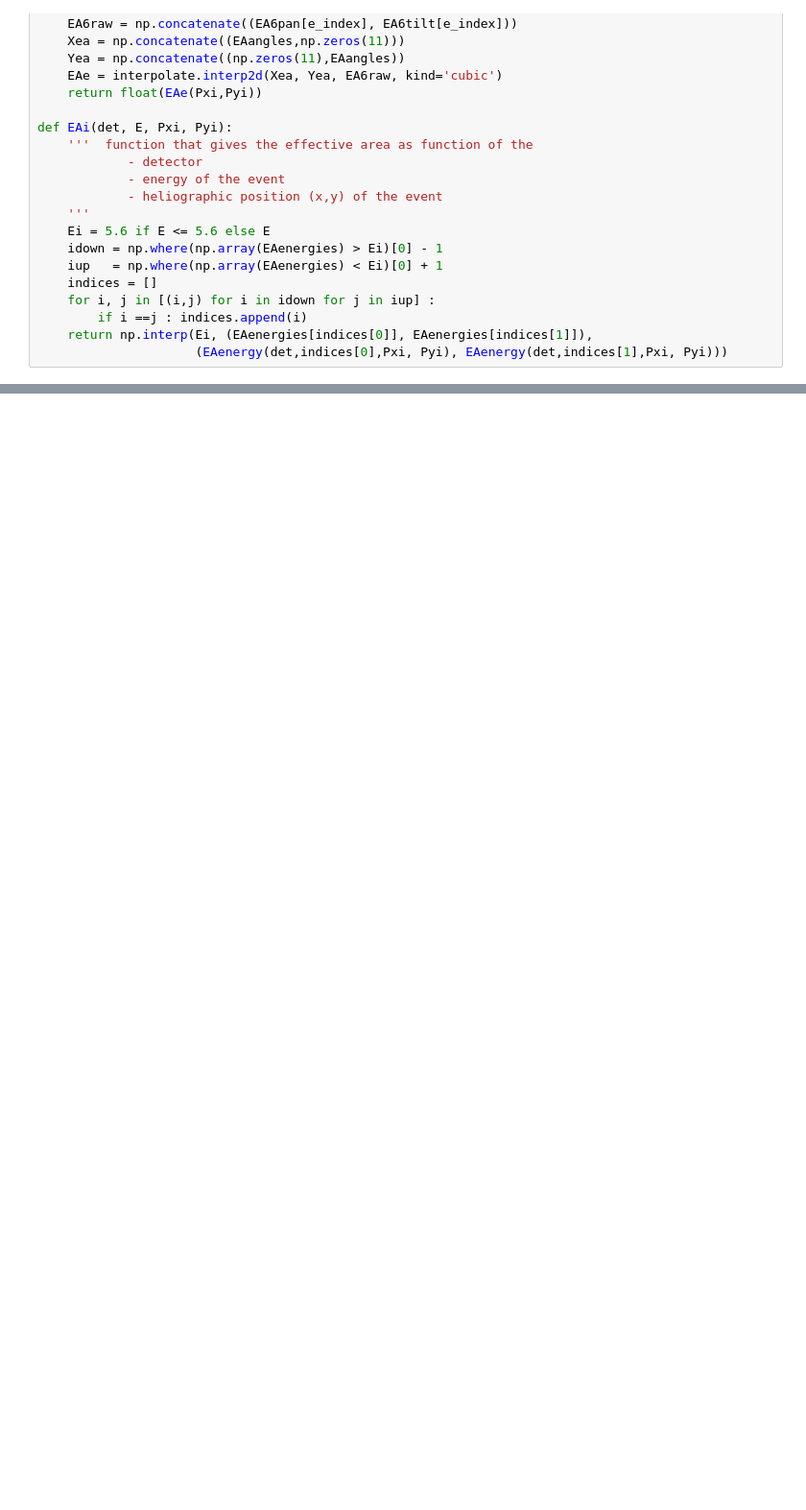
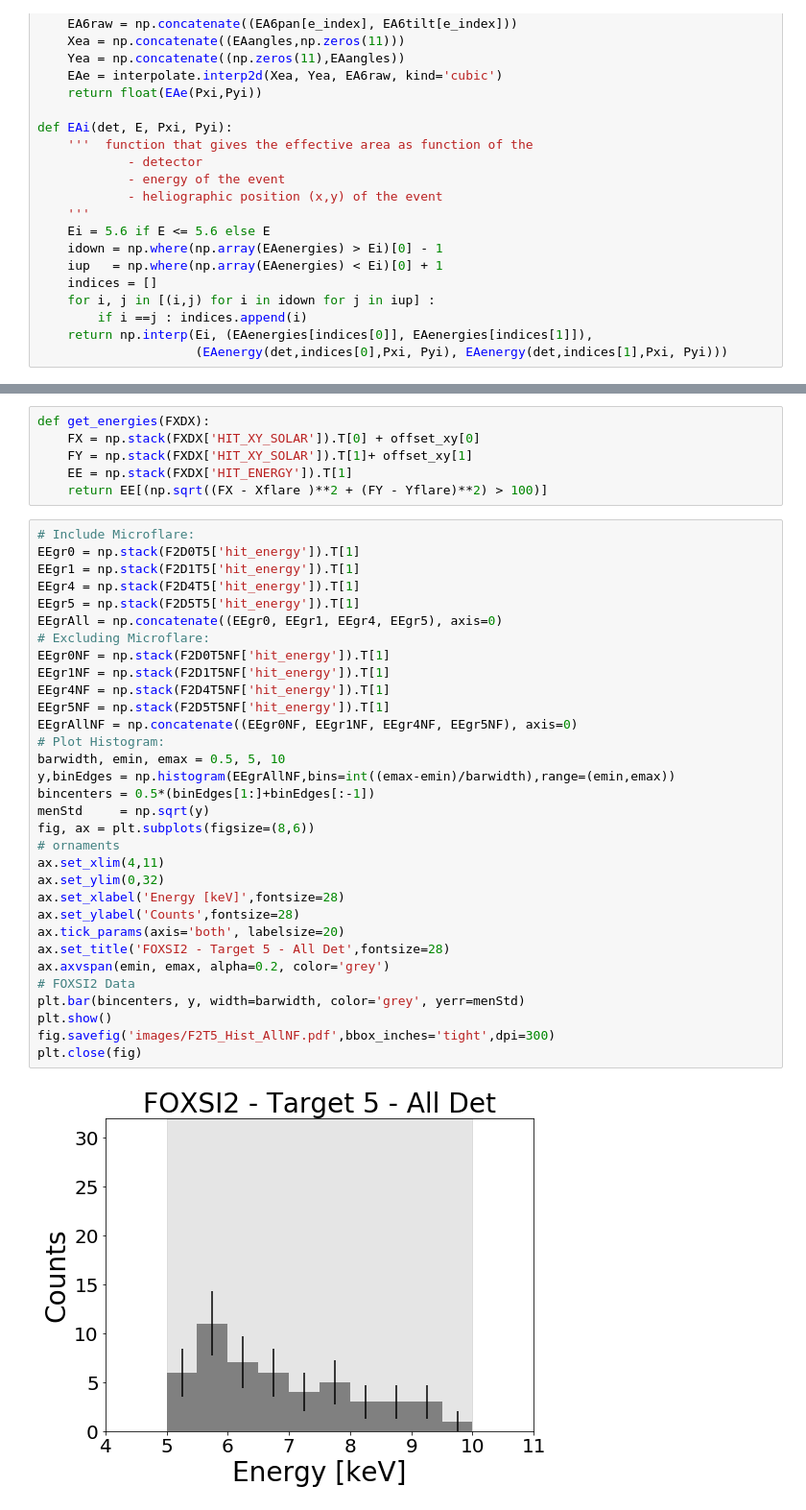
Before and after one commit to pymilo/QuietSunAnalysis, a Jupyter notebook: FOXSI2/D0145_T4-FOXSI2-QS-FluxStudy.ipynb, the cells around one changed output, grey strips where cells are left out. Shown at 96% size. Drawn from its saved outputs; the diff is of its cells as text; blank space fills up the shorter version.

```diff
--- a/FOXSI2/D0145_T4-FOXSI2-QS-FluxStudy.ipynb
+++ b/FOXSI2/D0145_T4-FOXSI2-QS-FluxStudy.ipynb
@@ -611,0 +655,40 @@ Smax for detector 5 is 1.04
+# %%
+def get_energies(FXDX):
+    FX = np.stack(FXDX['HIT_XY_SOLAR']).T[0] + offset_xy[0]
+    FY = np.stack(FXDX['HIT_XY_SOLAR']).T[1]+ offset_xy[1]
+    EE = np.stack(FXDX['HIT_ENERGY']).T[1]
+    return EE[(np.sqrt((FX - Xflare )**2 + (FY - Yflare)**2) > 100)]
+# %%
+# Include Microflare:
+EEgr0 = np.stack(F2D0T5['hit_energy']).T[1]
+EEgr1 = np.stack(F2D1T5['hit_energy']).T[1]
+EEgr4 = np.stack(F2D4T5['hit_energy']).T[1]
+EEgr5 = np.stack(F2D5T5['hit_energy']).T[1]
+EEgrAll = np.concatenate((EEgr0, EEgr1, EEgr4, EEgr5), axis=0)
+# Excluding Microflare:
+EEgr0NF = np.stack(F2D0T5NF['hit_energy']).T[1]
+EEgr1NF = np.stack(F2D1T5NF['hit_energy']).T[1]
+EEgr4NF = np.stack(F2D4T5NF['hit_energy']).T[1]
+EEgr5NF = np.stack(F2D5T5NF['hit_energy']).T[1]
+EEgrAllNF = np.concatenate((EEgr0NF, EEgr1NF, EEgr4NF, EEgr5NF), axis=0)
+# Plot Histogram:
+barwidth, emin, emax = 0.5, 5, 10
+y,binEdges = np.histogram(EEgrAllNF,bins=int((emax-emin)/barwidth),range=(emin,emax))
+bincenters = 0.5*(binEdges[1:]+binEdges[:-1])
+menStd     = np.sqrt(y)
+fig, ax = plt.subplots(figsize=(8,6))
+# ornaments
+ax.set_xlim(4,11)
+ax.set_ylim(0,32)
+ax.set_xlabel('Energy [keV]',fontsize=28)
+ax.set_ylabel('Counts',fontsize=28)
+ax.tick_params(axis='both', labelsize=20)
+ax.set_title('FOXSI2 - Target 5 - All Det',fontsize=28)
+ax.axvspan(emin, emax, alpha=0.2, color='grey')
+# FOXSI2 Data
+plt.bar(bincenters, y, width=barwidth, color='grey', yerr=menStd)
+plt.show()
+fig.savefig('images/F2T5_Hist_AllNF.pdf',bbox_inches='tight',dpi=300)
+plt.close(fig)
+# %% [output]
+[figure, added]
```
Also changed, not shown: parts of 23 cells of this notebook, 44 other files.
